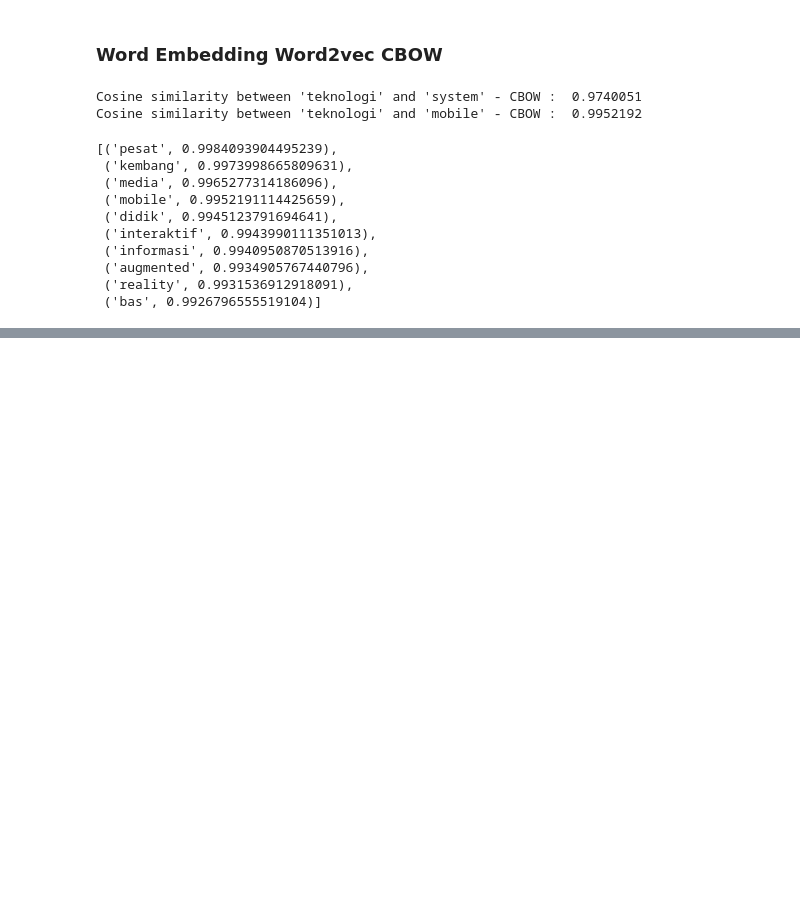
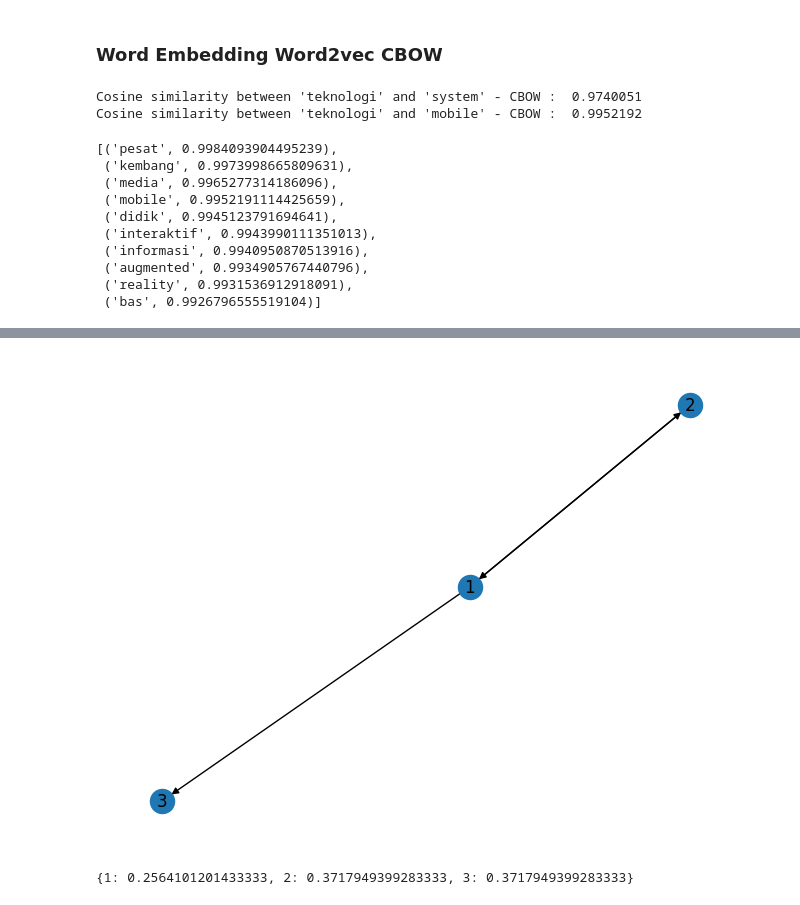
Before and after one commit to Nurul-Faizah/prosaindata, a Jupyter notebook: _sources/notebooks.ipynb, the cells around one changed output, grey strips where cells are left out. Cells and saved outputs as stored; diff of their text form; code cells hidden in the pictures; blank space fills up the shorter version.

```diff
--- a/_sources/notebooks.ipynb
+++ b/_sources/notebooks.ipynb
@@ -1187,0 +1257,14 @@ sim_words
+# %%
+import networkx as nx
+import pylab as plt
+Gr = nx.DiGraph()
+# %%
+Gr.add_edges_from([(1,2),(2,1),(1,3)])
+nx.draw(Gr, with_labels = True)
+# %% [output]
+[figure, added]
+# %%
+pr = nx.pagerank(Gr, alpha=0.9)
+pr
+# %% [output]
+{1: 0.2564101201433333, 2: 0.3717949399283333, 3: 0.3717949399283333}
```
Also changed, not shown: parts of 47 cells of this notebook, 8 other files.
